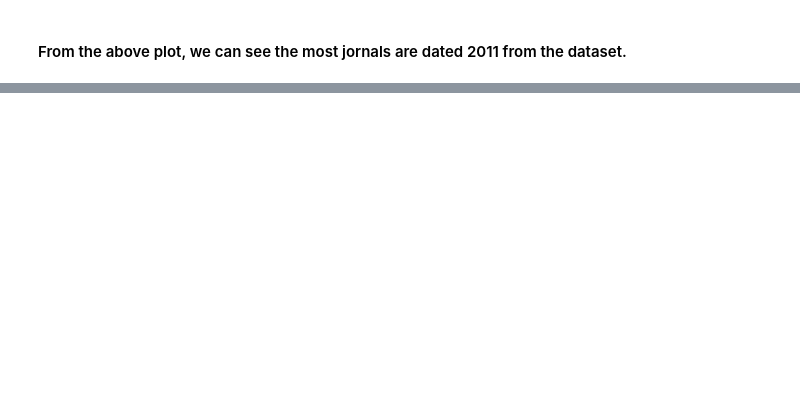
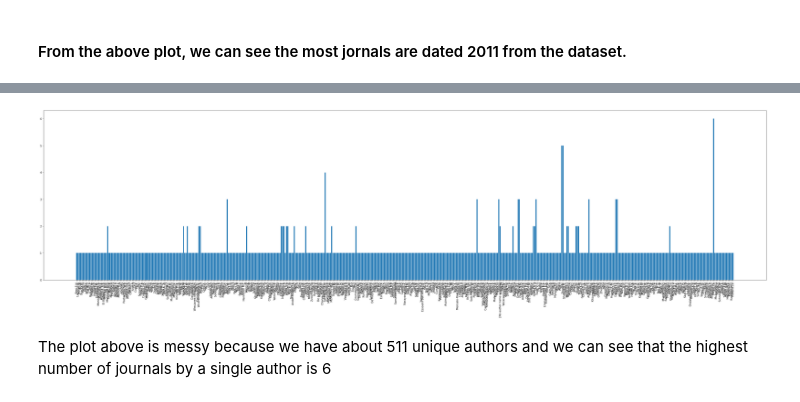
Before and after one commit to rahulgundre/HDSCWINTER-22_Premier-project, a Jupyter notebook: EDA analysis .ipynb, the cells around one changed output, grey strips where cells are left out. Saved outputs shown, nothing was run; the diff lists cells and outputs as text; code cells hidden in the pictures; blank space fills up the shorter version.

```diff
--- a/EDA analysis .ipynb
+++ b/EDA analysis .ipynb
@@ -177,2 +170,6 @@ plt.show()
 # %% [markdown]
 #### From the above plot, we can see the most jornals are dated 2011 from the dataset.
+# %%
+#Converting the values in the author and author ID columns into lists
+df["Authors"] = df["Authors"].map(lambda x: x.split(","))
+df["Author(s) ID"] = df["Author(s) ID"].map(lambda x: x.split(";"))
@@ -178,0 +194,19 @@ plt.show()
+# %%
+authors_dict = {}
+for row in df["Authors"]:
+    for author in row:
+        if author in authors_dict:
+            authors_dict[author] += 1
+        else:
+            authors_dict[author] = 1
+# %%
+y_values = list(authors_dict.values())
+authors = list(authors_dict.keys())
+plt.figure(figsize=(50, 12))
+plt.bar(range(len(authors_dict)), y_values, tick_label=authors)
+plt.xticks(rotation=90)
+plt.show()
+# %% [output]
+[figure, added]
+# %% [markdown]
+The plot above is messy because we have about 511 unique authors and we can see that the highest number of journals by a single author is 6
```
Also changed, not shown: parts of 14 cells of this notebook, 1 other file.
